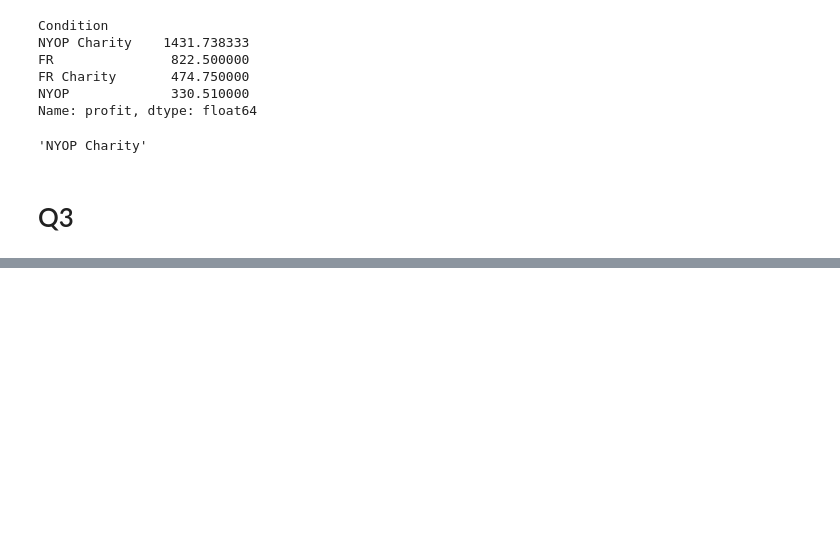
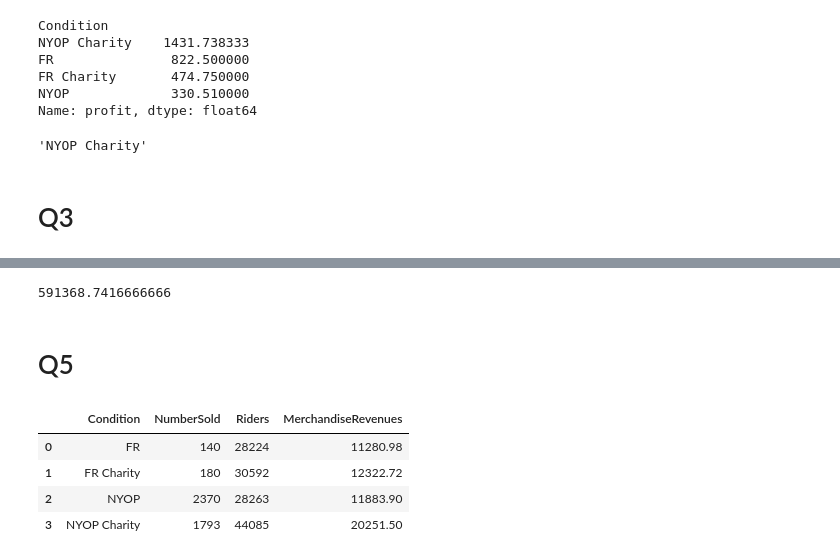
Before and after one commit to rsm-roguchi/Case2, a Jupyter notebook: case.ipynb, the cells around one changed output, grey strips where cells are left out. Drawn from its saved outputs; the diff is of its cells as text; code cells hidden in the pictures; blank space fills up the shorter version.

```diff
--- a/case.ipynb
+++ b/case.ipynb
@@ -408,0 +401,16 @@ avg_merch_revenue_per_rider
+# %%
+charity_profit['Yearly_Profit'] = charity_profit['Rev'] * 365
+charity_profit['Yearly_Profit'][::-1].diff().iloc[1]
+# %% [output]
+591368.7416666666
+# %% [markdown]
+# Q5
+# %%
+grouped_sales = sales_dat.groupby('Condition').sum().reset_index()
+grouped_sales
+# %% [output]
+|  | Condition | NumberSold | Riders | MerchandiseRevenues |
+| 0 | FR | 140 | 28224 | 11280.98 |
+| 1 | FR Charity | 180 | 30592 | 12322.72 |
+| 2 | NYOP | 2370 | 28263 | 11883.90 |
+| 3 | NYOP Charity | 1793 | 44085 | 20251.50 |
```
Also changed, not shown: parts of 23 cells of this notebook.
